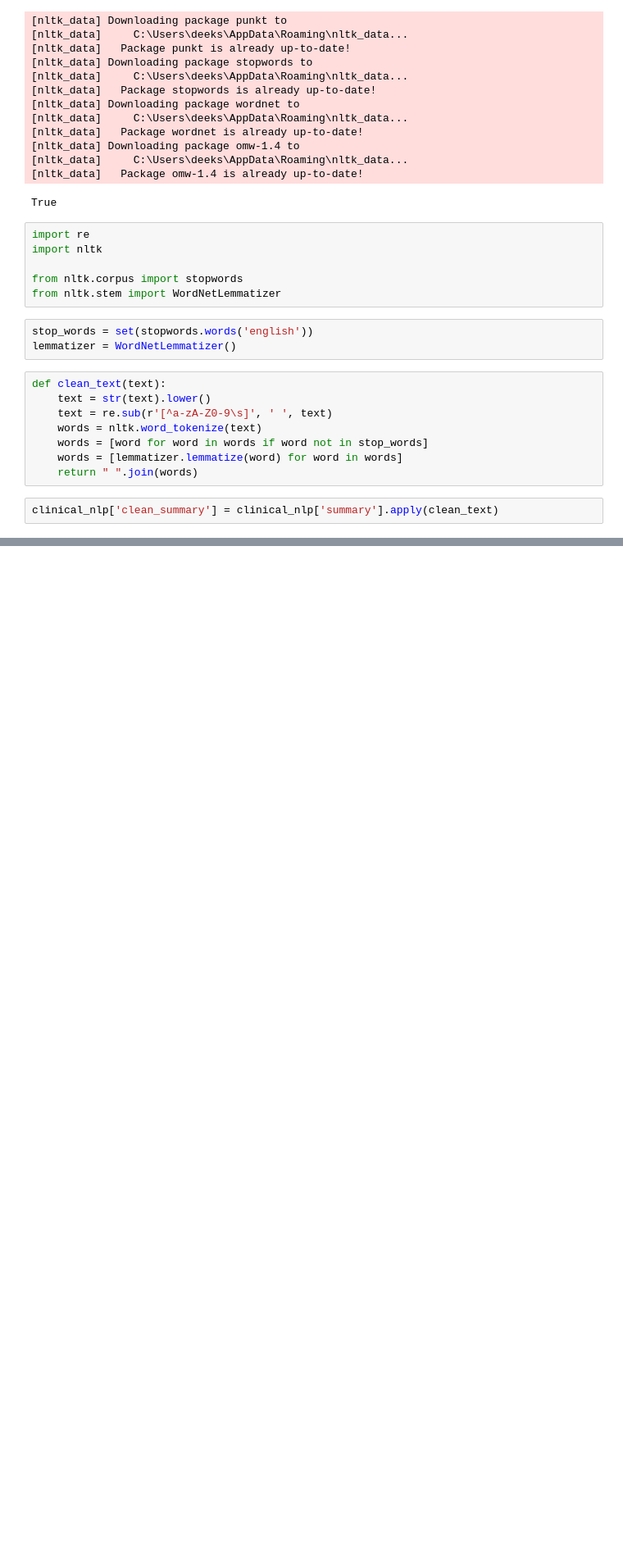
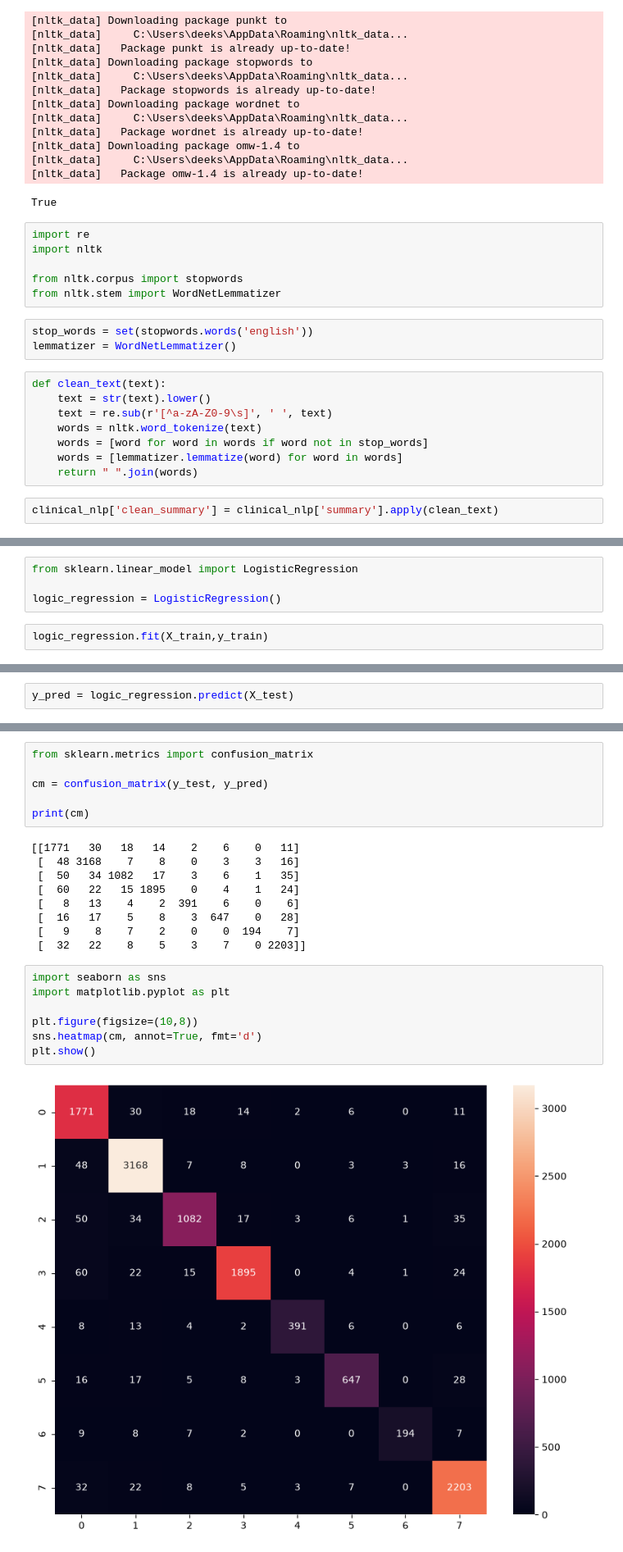
Before and after one commit to DEEKSHITHAJAYACHANDRAN/Clinical_trial, a Jupyter notebook: clinical_nlp.ipynb, the cells around one changed output, grey strips where cells are left out. Shown at 82% size. Cells and saved outputs as stored; diff of their text form; blank space fills up the shorter version.

```diff
--- a/clinical_nlp.ipynb
+++ b/clinical_nlp.ipynb
@@ -214,0 +315,6 @@ clinical_nlp['clean_summary'] = clinical_nlp['summary'].apply(clean_text)
+# %%
+from sklearn.linear_model import LogisticRegression
+
+logic_regression = LogisticRegression()
+# %%
+logic_regression.fit(X_train,y_train)
@@ -214,0 +323,2 @@ clinical_nlp['clean_summary'] = clinical_nlp['summary'].apply(clean_text)
+# %%
+y_pred = logic_regression.predict(X_test)
@@ -214,0 +346,24 @@ clinical_nlp['clean_summary'] = clinical_nlp['summary'].apply(clean_text)
+# %%
+from sklearn.metrics import confusion_matrix
+
+cm = confusion_matrix(y_test, y_pred)
+
+print(cm)
+# %% [output]
+[[1771   30   18   14    2    6    0   11]
+ [  48 3168    7    8    0    3    3   16]
+ [  50   34 1082   17    3    6    1   35]
+ [  60   22   15 1895    0    4    1   24]
+ [   8   13    4    2  391    6    0    6]
+ [  16   17    5    8    3  647    0   28]
+ [   9    8    7    2    0    0  194    7]
+ [  32   22    8    5    3    7    0 2203]]
+# %%
+import seaborn as sns
+import matplotlib.pyplot as plt
+
+plt.figure(figsize=(10,8))
+sns.heatmap(cm, annot=True, fmt='d')
+plt.show()
+# %% [output]
+[figure, added]
```
Also changed, not shown: parts of 33 cells of this notebook.
